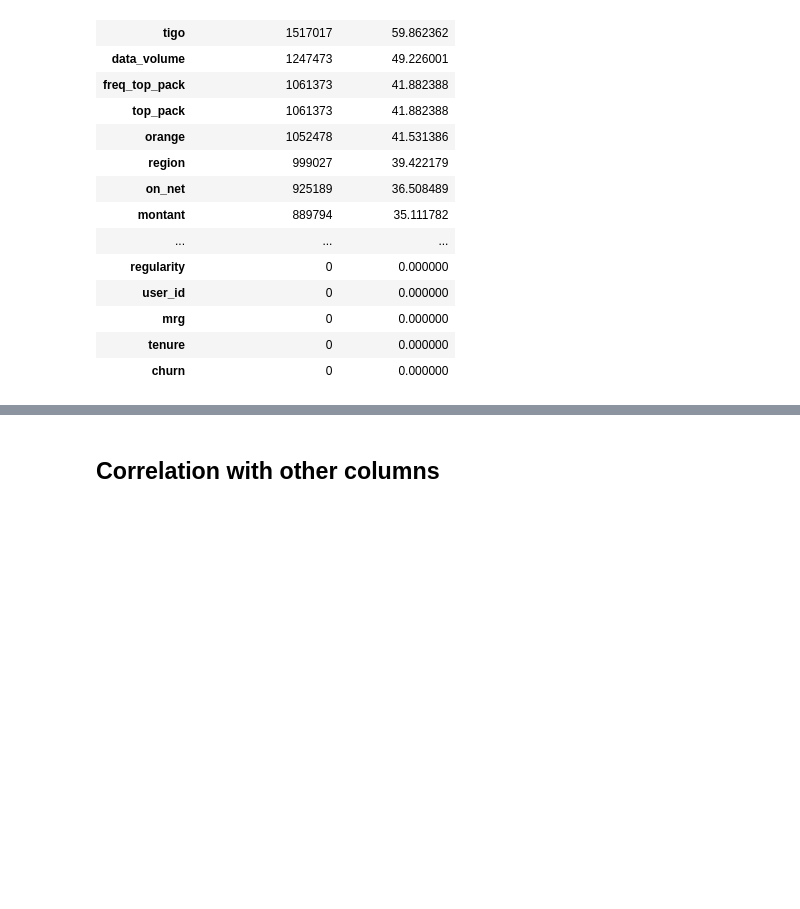
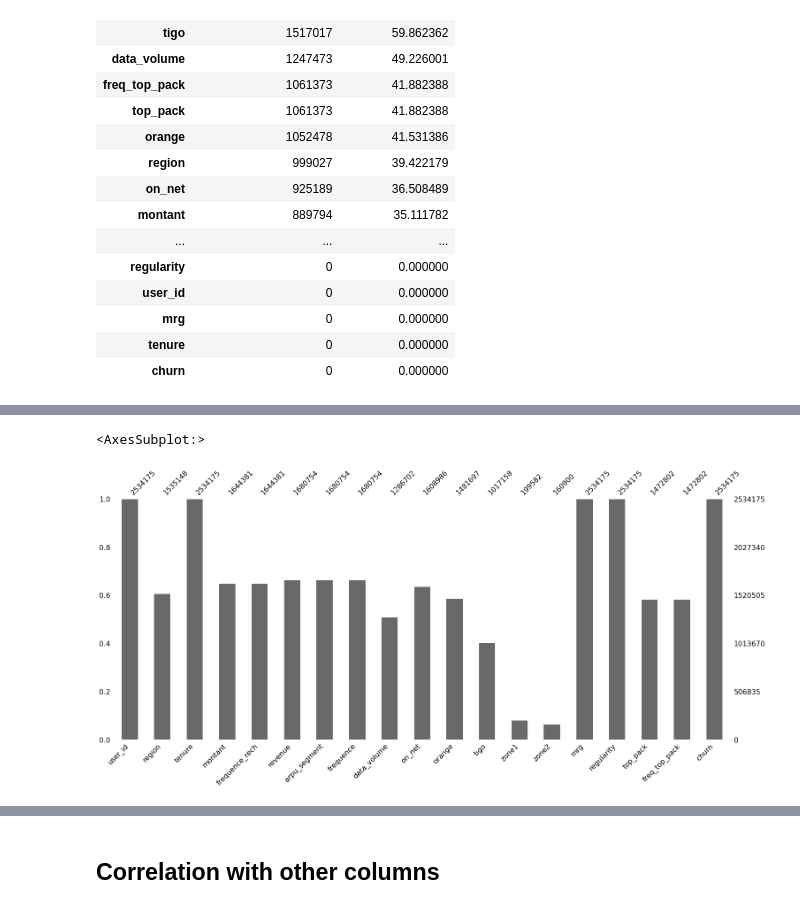
Before and after one commit to loopiiu/DSP2_Endterm, a Jupyter notebook: notebook/dsp2_endterm.ipynb, the cells around one changed output, grey strips where cells are left out. Cells and saved outputs as stored; diff of their text form; code cells hidden in the pictures; blank space fills up the shorter version.

```diff
--- a/notebook/dsp2_endterm.ipynb
+++ b/notebook/dsp2_endterm.ipynb
@@ -192,0 +210,5 @@ data.drop(columns=['zone1', 'zone2', 'user_id'], axis=1, inplace=True)
+# %%
+mno.bar(data)
+# %% [output]
+<AxesSubplot:>
+[figure, added]
```
Also changed, not shown: parts of 127 cells of this notebook.
